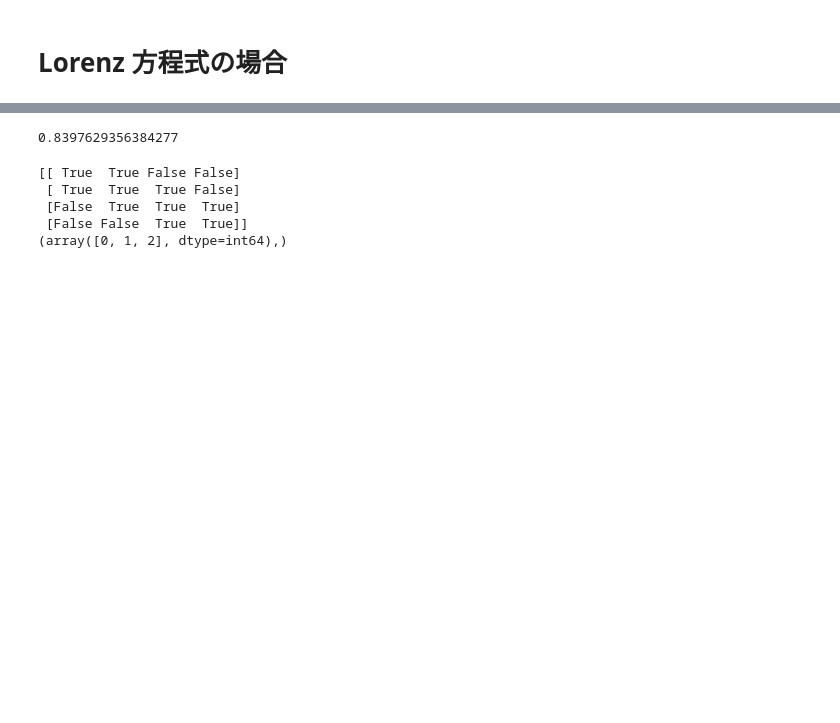
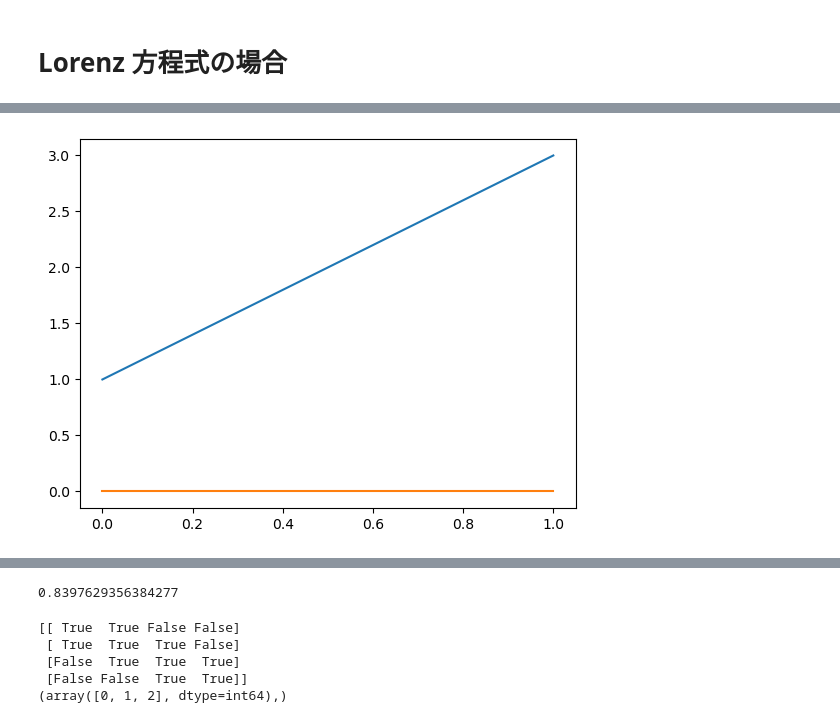
Before and after one commit to sho7014/Sano-Sawada, a Jupyter notebook: CalculateLyapunovSpectrum.ipynb, the cells around one changed output, grey strips where cells are left out. Drawn from its saved outputs; the diff is of its cells as text; code cells hidden in the pictures; blank space fills up the shorter version.

```diff
--- a/CalculateLyapunovSpectrum.ipynb
+++ b/CalculateLyapunovSpectrum.ipynb
@@ -51,0 +68,26 @@ plt.show()
+# %%
+# parameters
+transient = 1.
+t_end = 100
+dt = 1e-2
+#p = np.array([[2., 1.], [0., 1.]])
+p = np.array([[2., 1.], [0., 1.]],order='F')
+u0 = np.array([1.,0.])
+# %%
+jl.seval("using LinearAlgebra")
+f = de.seval("""
+function f(du,u,p,t)
+    du .=  p[:, 1]
+end""")
+# %%
+tspan = (0., transient)
+prob = de.ODEProblem(f, u0, tspan, p)
+sol = de.solve(prob)
+
+sol_t = np.array(sol.t)
+sol_partial_obs = np.stack([u_i for u_i in sol.u])
+
+plt.plot(sol_t,sol_partial_obs)
+plt.show()
+# %% [output]
+[figure, added]
```
Also changed, not shown: parts of 22 cells of this notebook, 1 other file.
